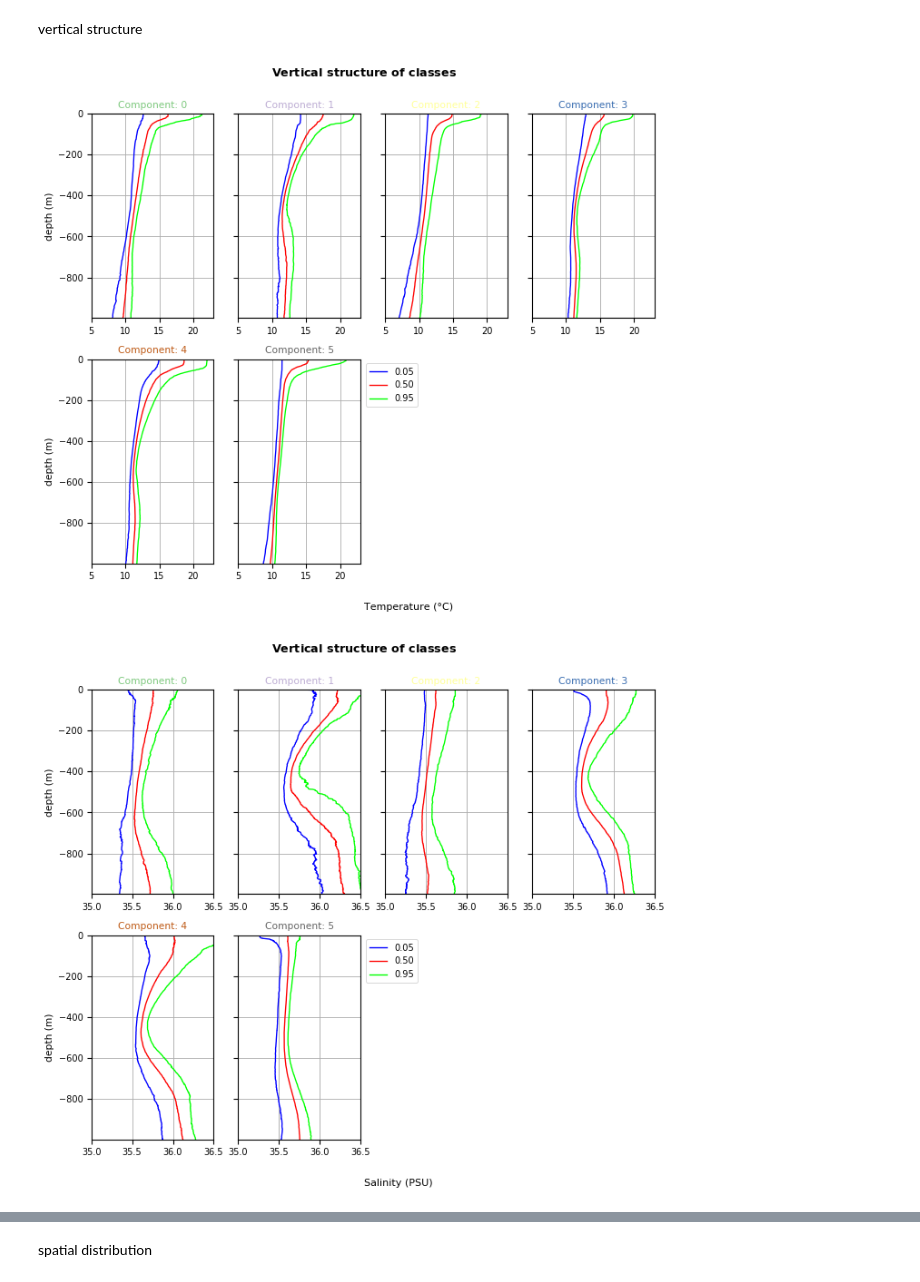
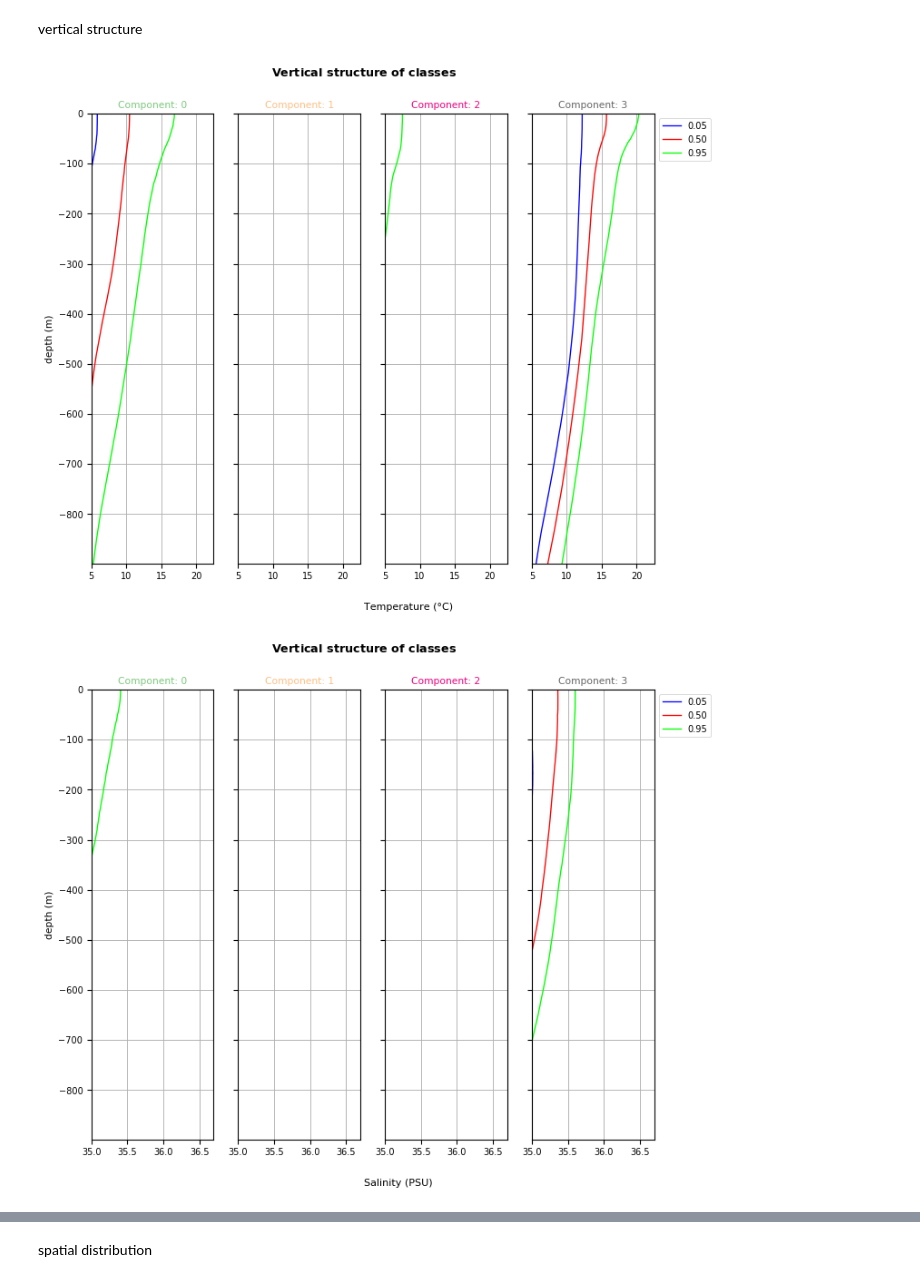
Before and after one commit to euroargodev/DMQC-PCM, a Jupyter notebook: PCM-design/Classif_ArgoReferenceDatabase.ipynb, the cells around one changed output, grey strips where cells are left out. Drawn from its saved outputs; the diff is of its cells as text; code cells hidden in the pictures.

```diff
--- a/PCM-design/Classif_ArgoReferenceDatabase.ipynb
+++ b/PCM-design/Classif_ArgoReferenceDatabase.ipynb
@@ -66,13 +66,13 @@ Float you want to correct
 # %%
 # Galicia
 #float_mat_path = config['float_source_directory'] + '/test4/6900230.mat'
-float_WMO = 6900230
+#float_WMO = 6900230
 # agulhas current
 #float_mat_path = config['float_source_directory'] + '/test3/3901915.mat'
 #float_WMO = 3901915
 # southern ocean
 #float_mat_path = config['float_source_directory'] + '/test2/3901928.mat'
-#float_WMO = 3901928
+float_WMO = 3901928
 # north atlantic
 #float_mat_path = '/home1/homedir5/perso/agarciaj/EARISE/DMQC-PCM/OWC-pcm/matlabow/data/float_source/test1/4900136.mat'
 #float_WMO = 4900136
@@ -81,7 +81,7 @@ __5. Model parameters__
 
 Please choose the number of classes. You can have un idea of the best number of classes in your dataset by using the BIC_calculation notebook
 # %%
-K=6 # number of classes
+K=4 # number of classes
 # %% [markdown]
 ## 1. Load argo reference database
 # %% [markdown]
@@ -97,10 +97,10 @@ config_parser.read_string(file_content)
 config = config_parser['configuration']
 # %%
 #wmo_boxes= config['config_directory'] + config['config_wmo_boxes']
-wmo_boxes='wmo_boxes_ctd.mat'
+wmo_boxes='wmo_boxes_argo.mat'
 #ref_path = '/home1/homedir5/perso/agarciaj/EARISE/OW/matlabow/data/climatology/'
 ref_path = config['historical_directory']
-float_mat_path = config['float_source_directory'] + '/test4/' + str(float_WMO)+ '.mat'
+float_mat_path = config['float_source_directory'] + '/test2/' + str(float_WMO)+ '.mat'
 # %% [markdown]
 __Load argo reference database__
 
@@ -447,7 +453,7 @@ Attributes:
     __version__:  1.0
     __globals__:  1.0
 # %%
-ds_p = order_class_names(ds_p, K=K)
+#ds_p = order_class_names(ds_p, K=K)
 # %%
 m.predict_proba(ds_p, features=features_in_ds, dim=z_dim, inplace=True);
 # %%
@@ -481,13 +487,13 @@ P.data_type = 'profiles'
 # %% [markdown]
 vertical structure
 # %%
-P.vertical_structure(q_variable = var_name_ds[0] + '_Q', sharey=True, xlabel='Temperature (°C)', xlim=[5, 23])
+P.vertical_structure(q_variable = var_name_ds[0] + '_Q', sharey=True, xlabel='Temperature (°C)', xlim=[5, 22.5])
 # %% [output]
-[figure, old version]
+[figure, new version]
 # %%
-P.vertical_structure(q_variable = var_name_ds[1] + '_Q', sharey=True, xlabel='Salinity (PSU)', xlim=[35,36.5])
+P.vertical_structure(q_variable = var_name_ds[1] + '_Q', sharey=True, xlabel='Salinity (PSU)', xlim=[35,36.7])
 # %% [output]
-[figure, old version]
+[figure, new version]
 # %%
 P.vertical_structure_comp(q_variable = var_name_ds[0] + '_Q', plot_q= 'all', xlabel='Temperature (°C)')
 # %% [output]
```
Also changed, not shown: parts of 29 cells of this notebook, 16 other files.
